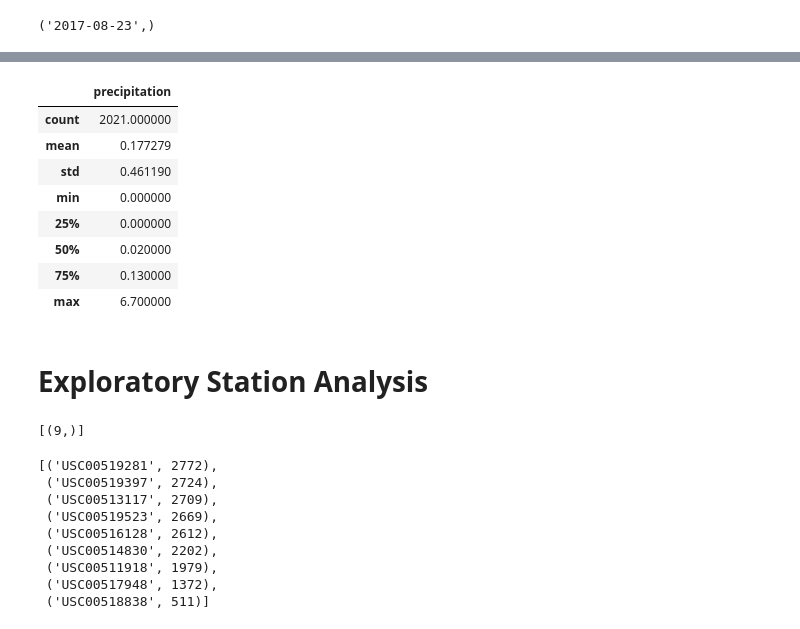
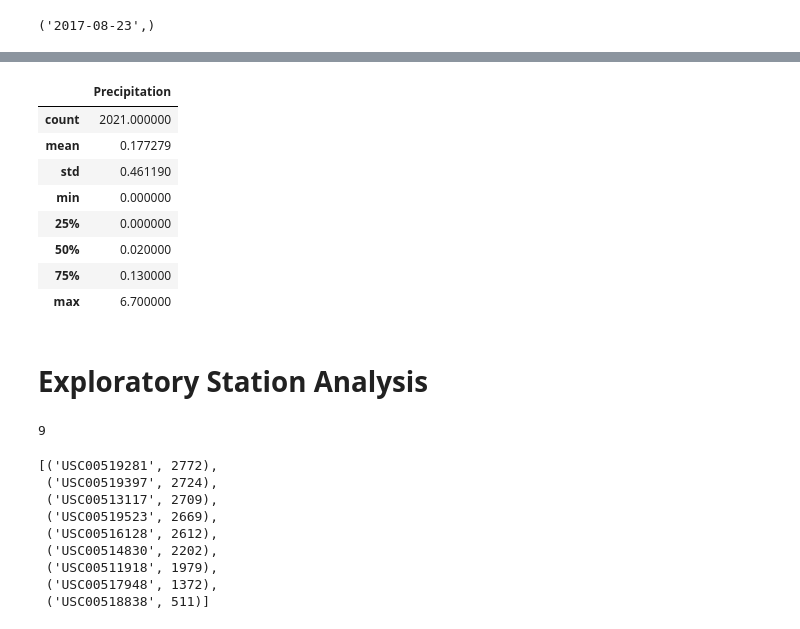
Before and after one commit to SamSchultz-bit/sqlalchemy-challenge, a Jupyter notebook: SurfsUo/climate_starter.ipynb, the cells around one changed output, grey strips where cells are left out. Drawn from its saved outputs; the diff is of its cells as text; code cells hidden in the pictures.

```diff
--- a/SurfsUo/climate_starter.ipynb
+++ b/SurfsUo/climate_starter.ipynb
@@ -49,16 +49,19 @@ last_date
 # Starting from the most recent data point in the database.
 
 # Calculate the date one year from the last date in data set.
-
+one_year = dt.date(2017, 8, 23) - dt.timedelta(days=365)
 
 # Perform a query to retrieve the data and precipitation scores
-
+data = session.query(measurement.date, measurement.prcp).filter(measurement.date >= one_year).all()
 
 # Save the query results as a Pandas DataFrame. Explicitly set the column names
-
+rain_df = pd.DataFrame(data, columns=['date', 'Precipitation'])
 
 # Sort the dataframe by date
-
+rain_df.sort_values('date', inplace=True)
 
 # Use Pandas Plotting with Matplotlib to plot the data
+rain_df.plot(x='date', y='Precipitation', rot=90)
+plt.xlabel('Date')
+plt.ylabel('Inches')
 # %% [output]
@@ -66,7 +70,8 @@ TypeError: 'Row' object cannot be interpreted as an integer
 # %%
 # Use Pandas to calculate the summary statistics for the precipitation data
+rain_df.describe()
 # %% [output]
-|  | precipitation |
+|  | Precipitation |
 | count | 2021.000000 |
 | mean | 0.177279 |
 | std | 0.461190 |
@@ -79,8 +84,9 @@ TypeError: 'Row' object cannot be interpreted as an integer
 # Exploratory Station Analysis
 # %%
 # Design a query to calculate the total number of stations in the dataset
+session.query(station).count()
 # %% [output]
-[(9,)]
+9
 # %%
 # Design a query to find the most active stations (i.e. which stations have the most rows?)
 # List the stations and their counts in descending order.
```
Also changed, not shown: parts of 4 cells of this notebook.
